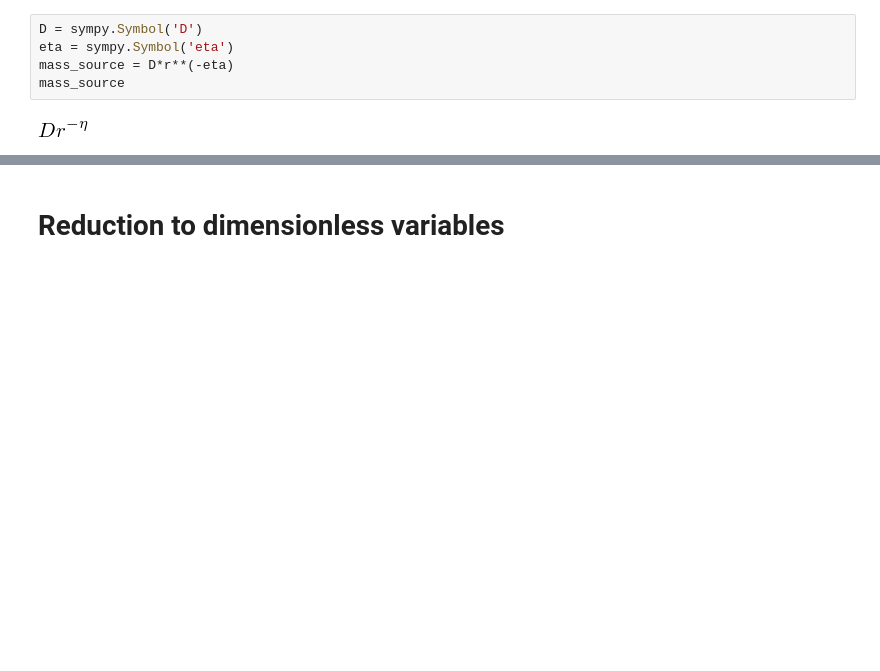
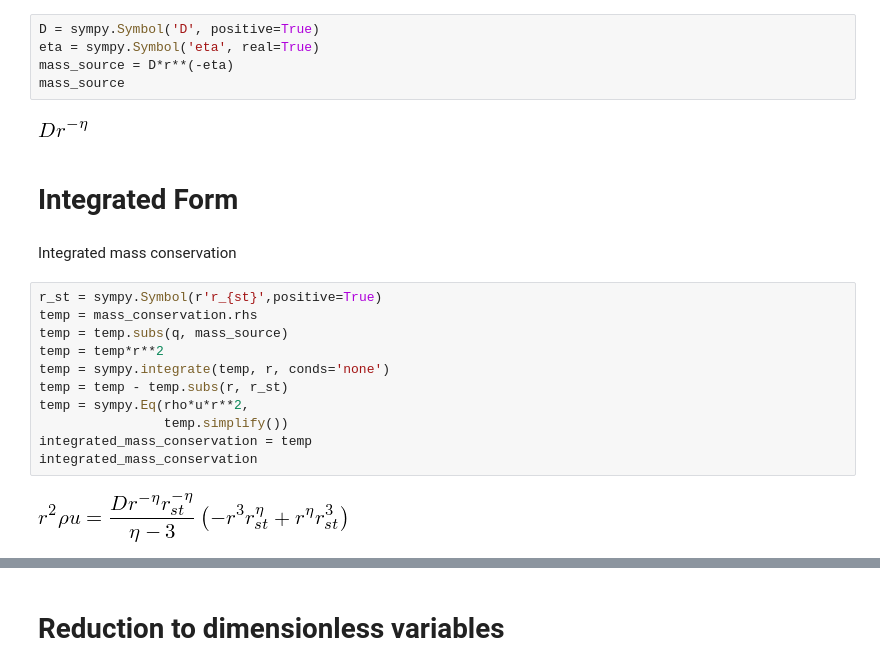
Before and after one commit to bolverk/generalised_bondi, a Jupyter notebook: generalised_bondi_point_mass.ipynb, the cells around one changed output, grey strips where cells are left out. Cells and saved outputs as stored; diff of their text form; blank space fills up the shorter version.

```diff
--- a/generalised_bondi_point_mass.ipynb
+++ b/generalised_bondi_point_mass.ipynb
@@ -38,9 +38,26 @@ energy_conservation
 # %% [markdown]
 Mass source term
 # %%
-D = sympy.Symbol('D')
-eta = sympy.Symbol('eta')
+D = sympy.Symbol('D', positive=True)
+eta = sympy.Symbol('eta', real=True)
 mass_source = D*r**(-eta)
 mass_source
 # %% [output]
 [figure]
+# %% [markdown]
+# Integrated Form
+# %% [markdown]
+Integrated mass conservation
+# %%
+r_st = sympy.Symbol(r'r_{st}',positive=True)
+temp = mass_conservation.rhs
+temp = temp.subs(q, mass_source)
+temp = temp*r**2
+temp = sympy.integrate(temp, r, conds='none')
+temp = temp - temp.subs(r, r_st)
+temp = sympy.Eq(rho*u*r**2,
+                temp.simplify())
+integrated_mass_conservation = temp
+integrated_mass_conservation
+# %% [output]
+[figure, added]
```
Also changed, not shown: parts of 57 cells of this notebook.
